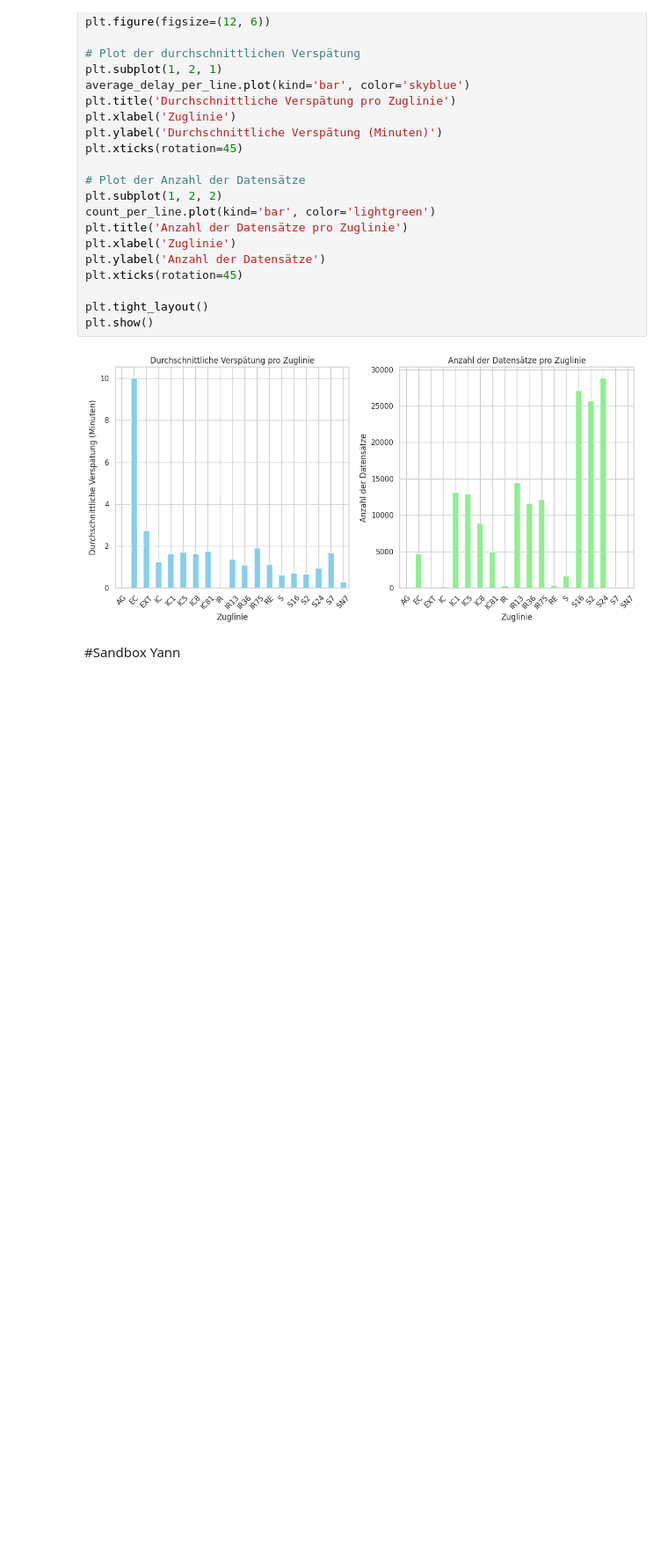
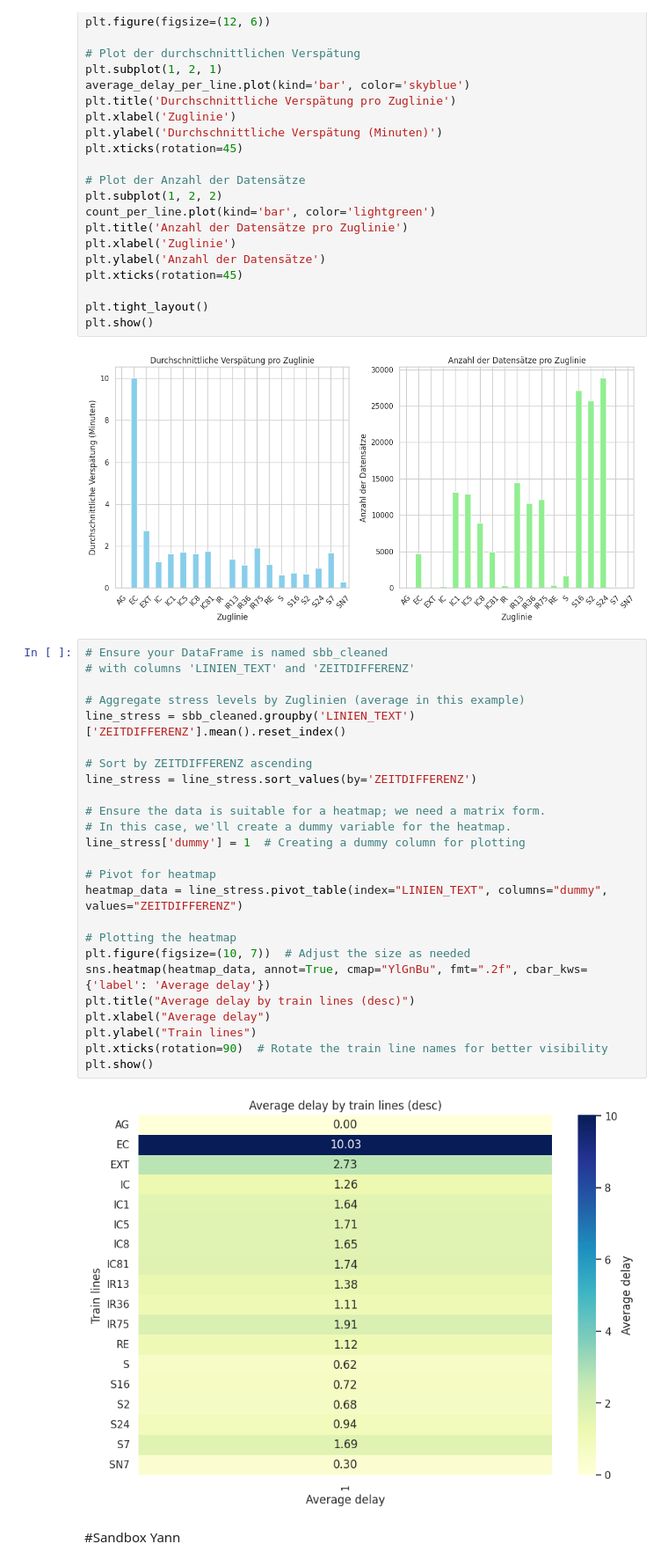
Before and after one commit to yannluethi/BINA, a Jupyter notebook: Case-Study/Python/BINA_Case-Study.ipynb, the cells around one changed output. Shown at 88% size. Drawn from its saved outputs; the diff is of its cells as text; blank space fills up the shorter version.

```diff
--- a/Case-Study/Python/BINA_Case-Study.ipynb
+++ b/Case-Study/Python/BINA_Case-Study.ipynb
@@ -810,6 +811,33 @@ plt.tight_layout()
 plt.show()
 # %% [output]
 [figure]
+# %%
+# Ensure your DataFrame is named sbb_cleaned
+# with columns 'LINIEN_TEXT' and 'ZEITDIFFERENZ'
+
+# Aggregate stress levels by Zuglinien (average in this example)
+line_stress = sbb_cleaned.groupby('LINIEN_TEXT')['ZEITDIFFERENZ'].mean().reset_index()
+
+# Sort by ZEITDIFFERENZ ascending
+line_stress = line_stress.sort_values(by='ZEITDIFFERENZ')
+
+# Ensure the data is suitable for a heatmap; we need a matrix form.
+# In this case, we'll create a dummy variable for the heatmap.
+line_stress['dummy'] = 1  # Creating a dummy column for plotting
+
+# Pivot for heatmap
+heatmap_data = line_stress.pivot_table(index="LINIEN_TEXT", columns="dummy", values="ZEITDIFFERENZ")
+
+# Plotting the heatmap
+plt.figure(figsize=(10, 7))  # Adjust the size as needed
+sns.heatmap(heatmap_data, annot=True, cmap="YlGnBu", fmt=".2f", cbar_kws={'label': 'Average delay'})
+plt.title("Average delay by train lines (desc)")
+plt.xlabel("Average delay")
+plt.ylabel("Train lines")
+plt.xticks(rotation=90)  # Rotate the train line names for better visibility
+plt.show()
+# %% [output]
+[figure, added]
 # %% [markdown]
 #Sandbox Yann
 # %%
```
Also changed, not shown: parts of 2 cells of this notebook.
